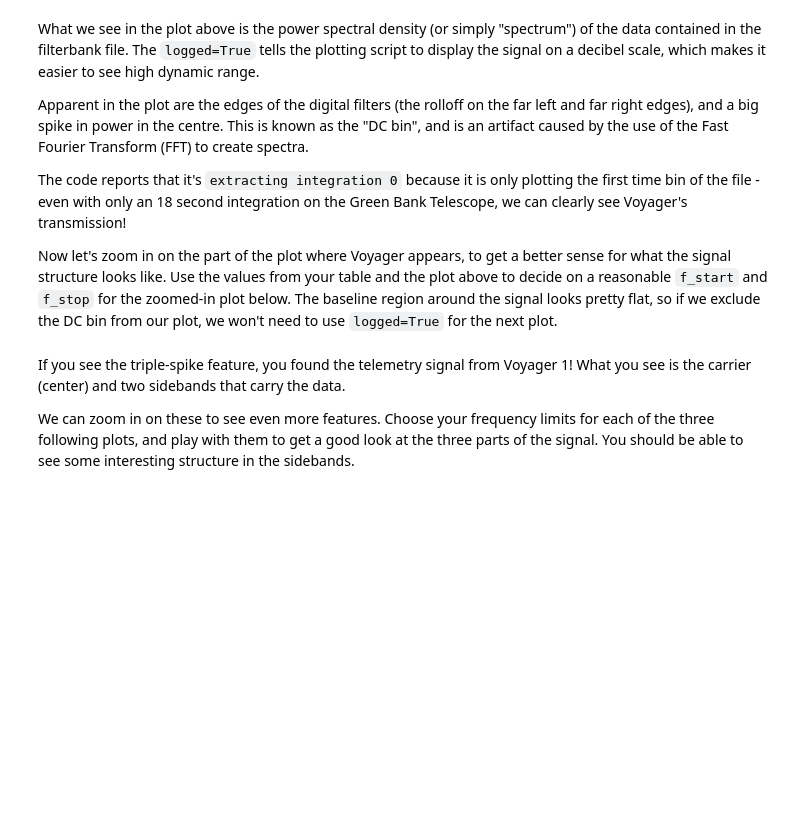
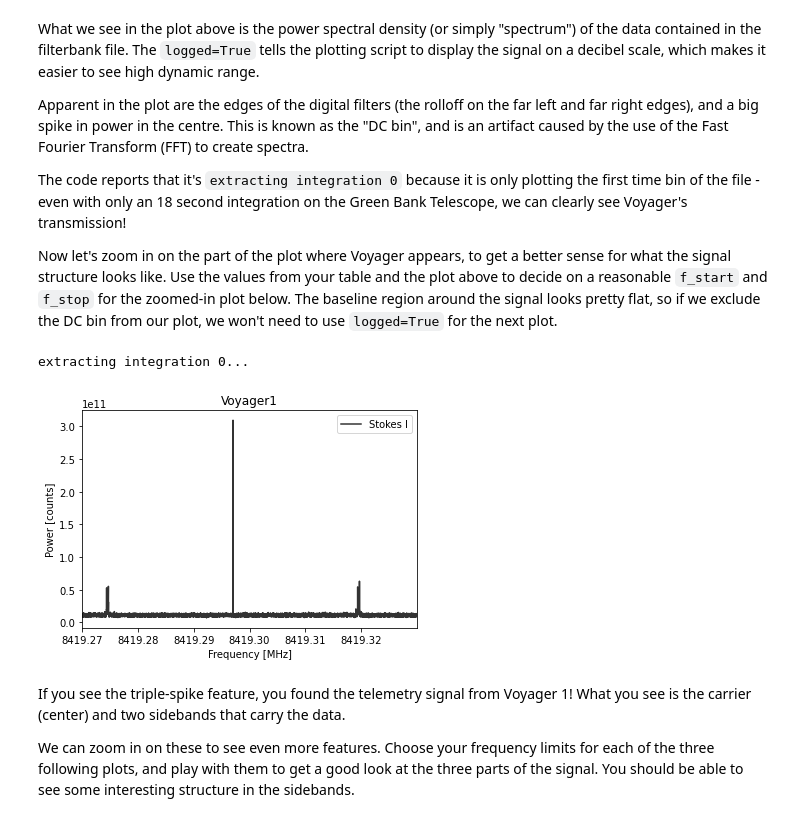
Before and after one commit to howardisaacson/Intro-to-Astro-2021, a Jupyter notebook: Week7_stats_seti/Finding_Voyager/Finding_Voyager.ipynb, the cells around one changed output. Cells and saved outputs as stored; diff of their text form; code cells hidden in the pictures; blank space fills up the shorter version.

```diff
--- a/Week7_stats_seti/Finding_Voyager/Finding_Voyager.ipynb
+++ b/Week7_stats_seti/Finding_Voyager/Finding_Voyager.ipynb
@@ -144,9 +168,12 @@ The code reports that it's `extracting integration 0` because it is only plottin
 
 Now let's zoom in on the part of the plot where Voyager appears, to get a better sense for what the signal structure looks like. Use the values from your table and the plot above to decide on a reasonable `f_start` and `f_stop` for the zoomed-in plot below. The baseline region around the signal looks pretty flat, so if we exclude the DC bin from our plot, we won't need to use `logged=True` for the next plot.
 # %%
-f_start = #your value here!
-f_stop = #your value here!
+f_start = 8419.27 #MHz
+f_stop = 8419.33 #MHz
 obs.plot_spectrum(f_start=f_start, f_stop=f_stop)
+# %% [output]
+extracting integration 0...
+[figure, added]
 # %% [markdown]
 If you see the triple-spike feature, you found the telemetry signal from Voyager 1! What you see is the carrier (center) and two sidebands that carry the data.
 
```
Also changed, not shown: parts of 10 cells of this notebook.
